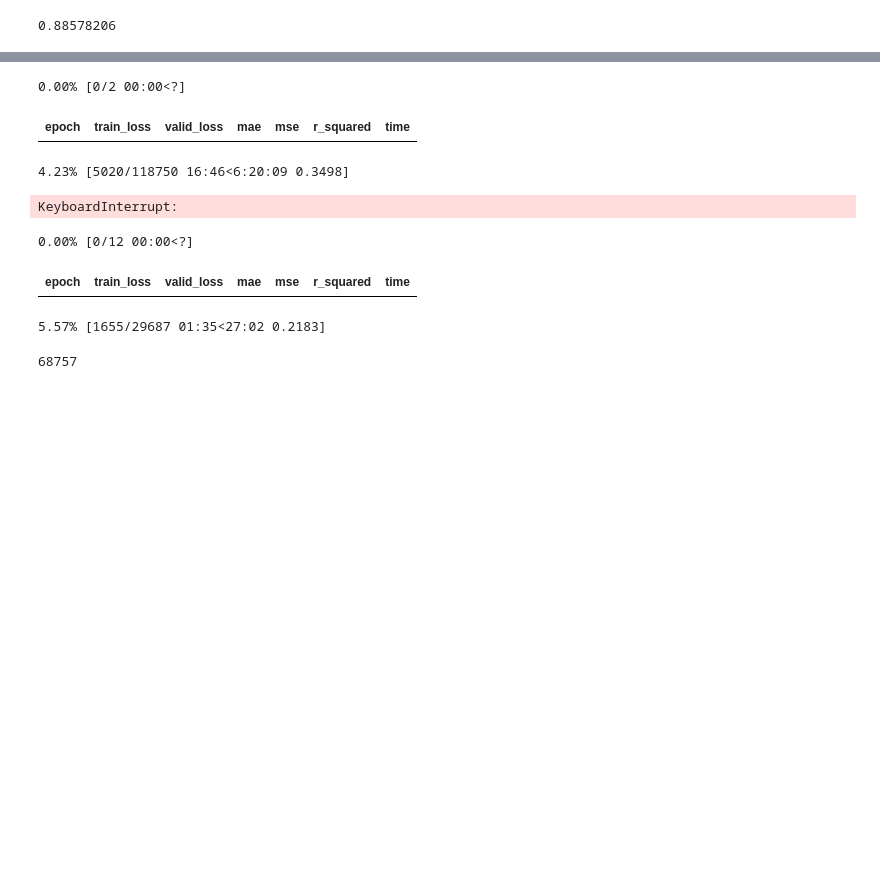
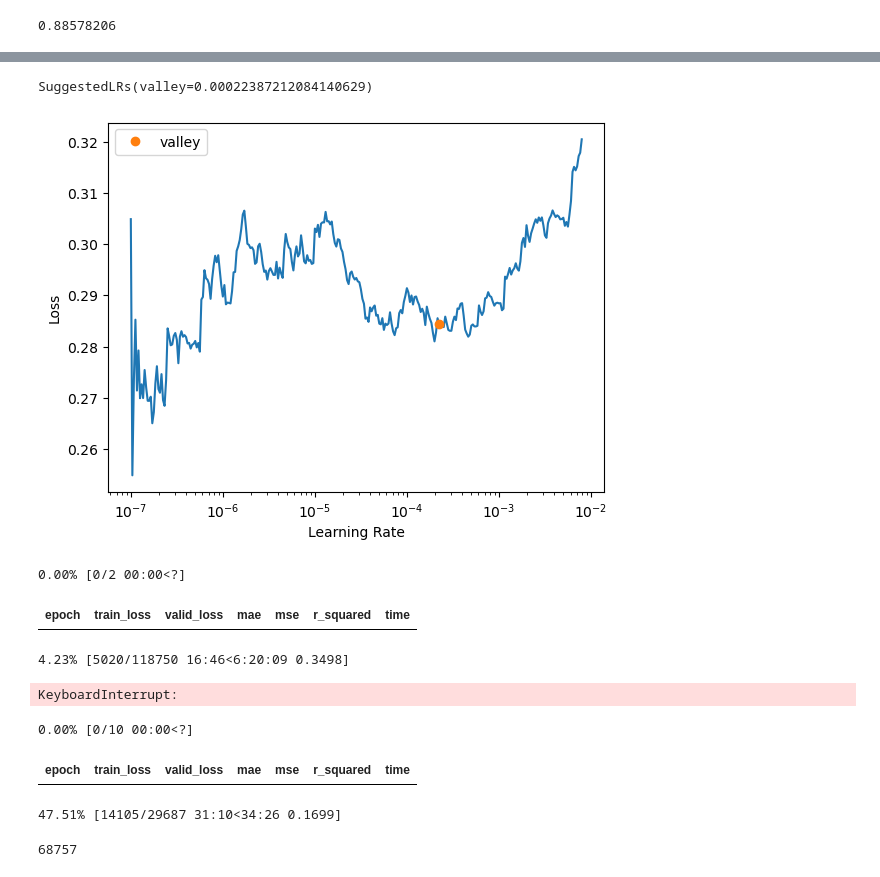
Before and after one commit to leroybird/LEAP-ClimSim, a Jupyter notebook: train.ipynb, the cells around one changed output, grey strips where cells are left out. Saved outputs shown, nothing was run; the diff lists cells and outputs as text; code cells hidden in the pictures; blank space fills up the shorter version.

```diff
--- a/train.ipynb
+++ b/train.ipynb
@@ -298,0 +297,3 @@ SuggestedLRs(valley=4.46683588961605e-05)
+# %%
+learn.lr_find(num_it=300, end_lr=1e-2)
+# %% [output]
@@ -299 +301,3 @@ SuggestedLRs(valley=4.46683588961605e-05)
+SuggestedLRs(valley=0.00022387212084140629)
+[figure, added]
 # %%
@@ -304,11 +308,11 @@ learn.fit(2, 2e-4, wd=0.01)
 4.23% [5020/118750 16:46<6:20:09 0.3498]
 KeyboardInterrupt:
 # %%
-learn.fit_flat_cos(12, 1e-4, wd=0.01)
+learn.fit_flat_cos(10, 1e-3, wd=0.01)
 # %% [output]
-0.00% [0/12 00:00<?]
+0.00% [0/10 00:00<?]
 | epoch | train_loss | valid_loss | mae | mse | r_squared | time |
-5.57% [1655/29687 01:35<27:02 0.2183]
+47.51% [14105/29687 31:10<34:26 0.1699]
 # %%
 #del learn,
 del net
```
Also changed, not shown: parts of 8 cells of this notebook, 3 other files.
